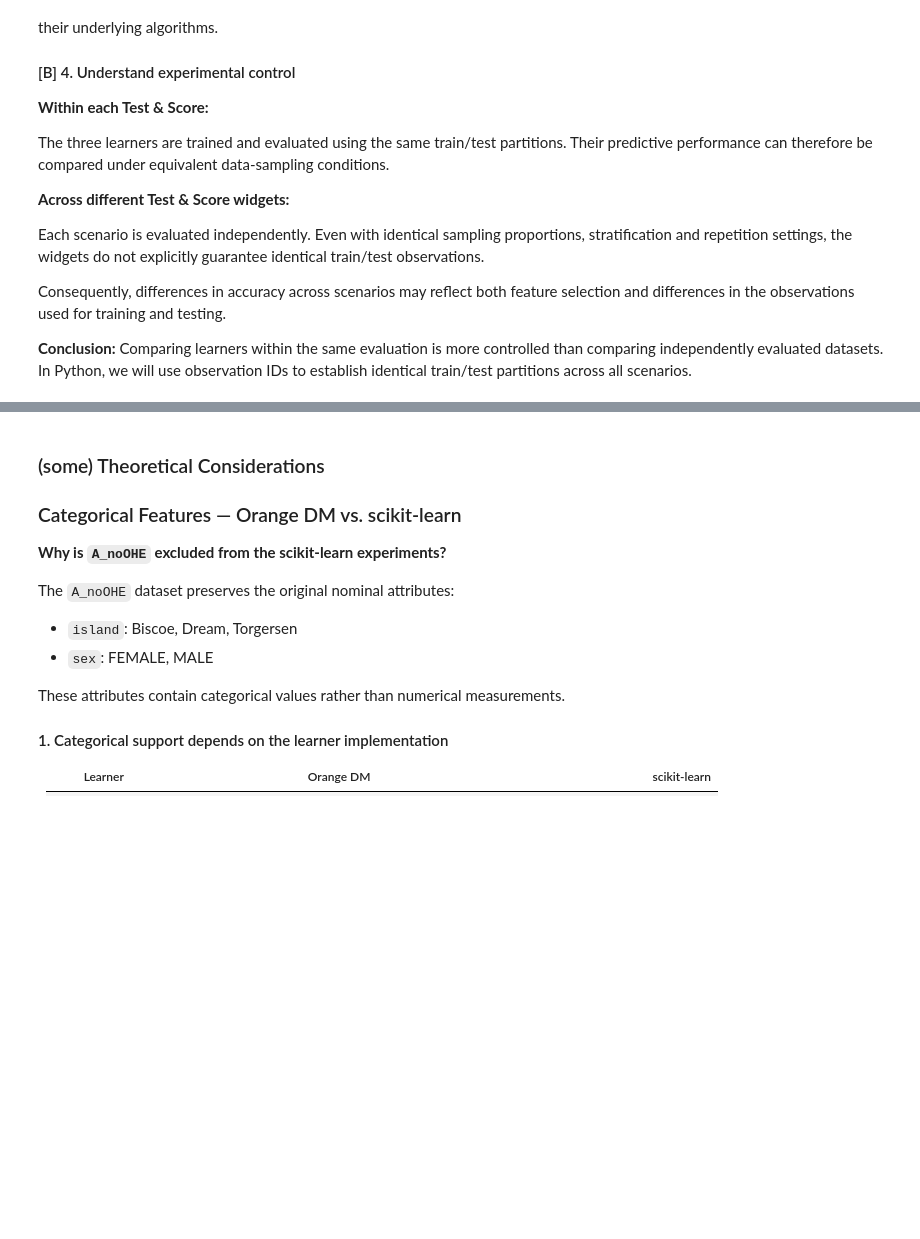
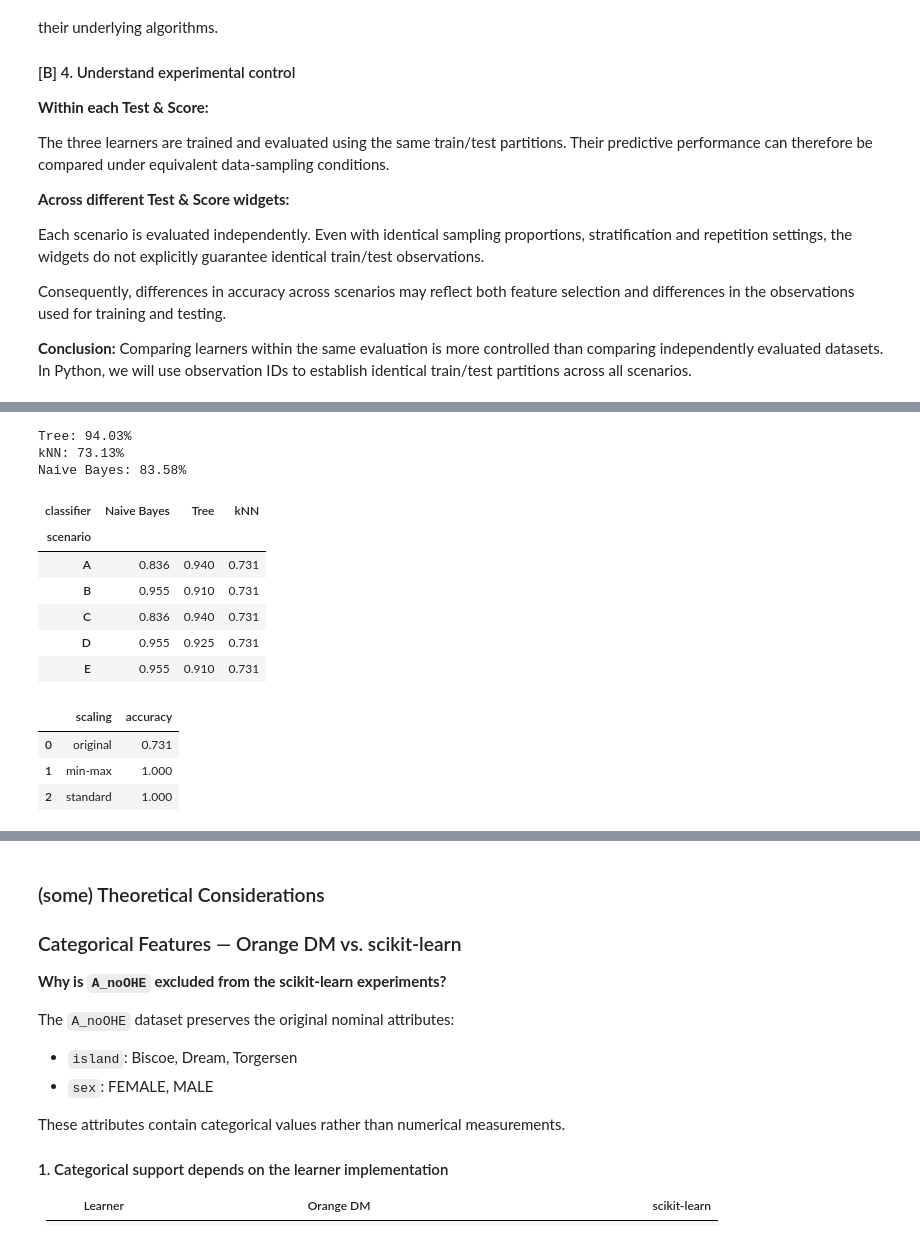
Before and after one commit to jfmalencar/ISEL-MEIC-AMD-2627, a Jupyter notebook: MoP_04_from_dataset_to_model/02_code/02_penguins_modelling.ipynb, the cells around one changed output, grey strips where cells are left out. Drawn from its saved outputs; the diff is of its cells as text; code cells hidden in the pictures; blank space fills up the shorter version.

```diff
--- a/MoP_04_from_dataset_to_model/02_code/02_penguins_modelling.ipynb
+++ b/MoP_04_from_dataset_to_model/02_code/02_penguins_modelling.ipynb
@@ -307,11 +338,12 @@ for scenario, data in datasets.items():
   test = data[ data[ "ID" ].isin( test_ID ) ]
 
   X_train = train.drop( columns=[ "ID", "species" ] )
-  # TODO | prepare test features using the same columns as for training
-  X_test = ...
+  # prepare test features using the same columns as for training
+  X_test = test.drop( columns=[ "ID", "species" ] )
 
-  # TODO | extract the target values for train and test observations
-  ...
+  # extract the target values for train and test observations
+  y_train = train[ "species" ]
+  y_test = test[ "species" ]
 
   partitions[ scenario ] = {
     "X_train": X_train,
@@ -367,10 +406,10 @@ def train_evaluate( scenario, partitions, classifier_type, classifier_parameters
   classifier.fit( X_train, y_train )
 
   # predict and evaluate
-  # TODO | identify the test features to use for prediction
-  y_pred = classifier.predict( ...
-  # TODO | evaluate predictive accuracy using the test targets
-  accuracy = accuracy_score( y_test, ...
+  # identify the test features to use for prediction
+  y_pred = classifier.predict( X_test )
+  # evaluate predictive accuracy using the test targets
+  accuracy = accuracy_score( y_test, y_pred )
 
   return classifier, y_pred, accuracy
 # %%
@@ -414,8 +457,8 @@ scenario = "A"
 # - but the processes are independent
 classifiers = {
   "Tree": ( DecisionTreeClassifier, { "random_state": RANDOM_SEED } ),
-  # TODO | configure a kNN classifier using five neighbors
-  "kNN": ...,
+  # configure a kNN classifier using five neighbors
+  "kNN": ( KNeighborsClassifier, { "n_neighbors": 5 } ),
   "Naive Bayes": ( GaussianNB, {} )
 }
 
@@ -444,6 +487,10 @@ for name, ( classifier_type, classifier_parameters ) in classifiers.items():
 # Tree: 94.03%
 # kNN: 73.13%
 # Naive Bayes: 83.58%
+# %% [output]
+Tree: 94.03%
+kNN: 73.13%
+Naive Bayes: 83.58%
 # %%
 # ------------------------------------------------------------
 # compare classifiers across prediction scenarios
@@ -458,37 +505,50 @@ for name, ( classifier_type, classifier_parameters ) in classifiers.items():
 
 results = []
 
 for scenario in [ "A", "B", "C", "D", "E" ]:
-  # TODO | iterate over all configured classifiers
-  for ... in classifiers.items():
-    # TODO | call train_evaluate with the current scenario and classifier configuration
-    classifier, y_pred, accuracy = train_evaluate( ...
+  # iterate over all configured classifiers
+  for name, ( classifier_type, classifier_parameters ) in classifiers.items():
+    # call train_evaluate with the current scenario and classifier configuration
+    classifier, y_pred, accuracy = train_evaluate(
+      scenario,
+      partitions,
+      classifier_type,
+      classifier_parameters
+    )
     results.append( {
       "scenario": scenario,
       "classifier": name,
       "accuracy": accuracy } )
 
 # organize results for comparison
 results = pd.DataFrame( results )
 
 comparison = results.pivot(
   index="scenario",
   columns="classifier",
   values="accuracy" )
 
 display( comparison.round( 3 ) )
 
 # NOTE: differences across scenarios can now be attributed to
 # the available feature representations under the fixed evaluation setup
 # this does not imply that more features necessarily improve accuracy
 
 # expected output (partial data):
 # classifier  Naive Bayes   Tree    kNN
 # scenario
 # A                 0.836  0.940  0.731
 # B                 0.955  0.910  0.731
 # ...
 # E                 0.955  0.910  0.731
+# %% [output]
+| classifier | Naive Bayes | Tree | kNN |
+| scenario |  |  |  |
+| A | 0.836 | 0.940 | 0.731 |
+| B | 0.955 | 0.910 | 0.731 |
+| C | 0.836 | 0.940 | 0.731 |
+| D | 0.955 | 0.925 | 0.731 |
+| E | 0.955 | 0.910 | 0.731 |
 # %%
 # ------------------------------------------------------------
 # evaluate the effect of feature scaling on kNN
@@ -502,18 +562,24 @@ scenario = "A"
 # compare the original features with two scaling methods
 # the classifier, its parameters and train/test partitions remain fixed
 
-# TODO | configure the min-max and standard scaling methods
+# configure the min-max and standard scaling methods
 scalers = {
   "original": None,
-  "min-max": ...,
-  "standard": ...
+  "min-max": MinMaxScaler(),
+  "standard": StandardScaler()
 }
 
 results_scaling = []
 
 for name, scaler in scalers.items():
-  # TODO | evaluate kNN with 5 neighbors using the current scaling method
-  classifier, y_pred, accuracy = train_evaluate( ...
+  # evaluate kNN with 5 neighbors using the current scaling method
+  classifier, y_pred, accuracy = train_evaluate(
+    scenario,
+    partitions,
+    KNeighborsClassifier,
+    { "n_neighbors": 5 },
+    scaler=scaler
+  )
 
   results_scaling.append( {
     "scaling": name,
@@ -530,6 +596,11 @@ display( pd.DataFrame( results_scaling ).round( 3 ) )
 # 0  original     0.731
 # 1   min-max     1.000
 # 2  standard     1.000
+# %% [output]
+|  | scaling | accuracy |
+| 0 | original | 0.731 |
+| 1 | min-max | 1.000 |
+| 2 | standard | 1.000 |
 # %%
 # ------------------------------------------------------------
 # compare kNN scaling across prediction scenarios
```
Also changed, not shown: parts of 9 cells of this notebook, 6 other files.
